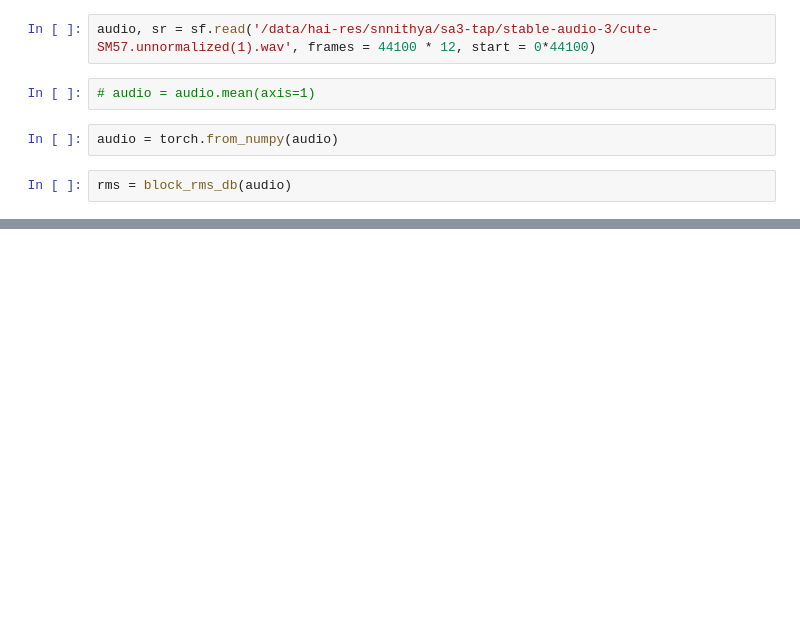
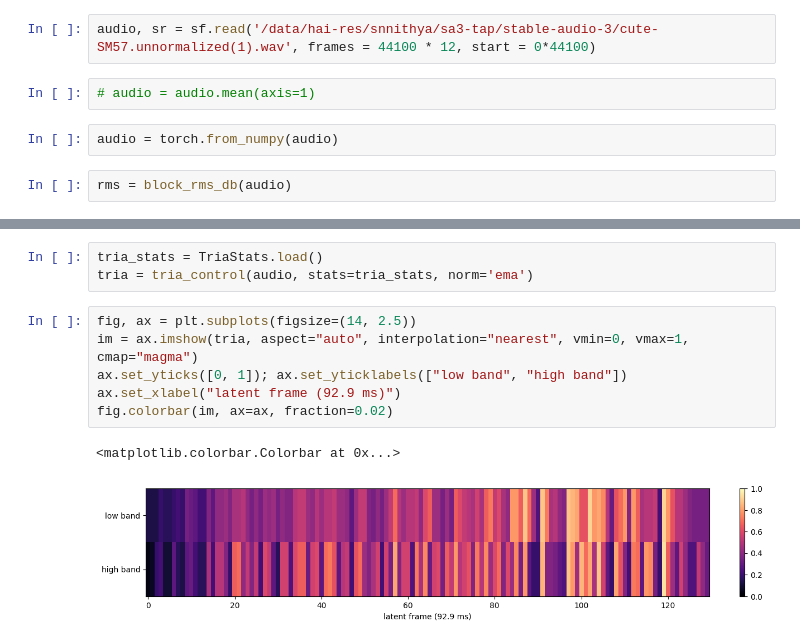
Before and after one commit to snnithya/stable-audio-3, a Jupyter notebook: stable_audio_3/notebooks/rms.ipynb, the cells around one changed output, grey strips where cells are left out. Saved outputs shown, nothing was run; the diff lists cells and outputs as text; blank space fills up the shorter version.

Commit message:
added chunked preencoding and tria features

```diff
--- a/stable_audio_3/notebooks/rms.ipynb
+++ b/stable_audio_3/notebooks/rms.ipynb
@@ -21,2 +26,14 @@ plt.plot(rms[0])
+# %%
+tria_stats = TriaStats.load()
+tria = tria_control(audio, stats=tria_stats, norm='ema')
+# %%
+fig, ax = plt.subplots(figsize=(14, 2.5))
+im = ax.imshow(tria, aspect="auto", interpolation="nearest", vmin=0, vmax=1, cmap="magma")
+ax.set_yticks([0, 1]); ax.set_yticklabels(["low band", "high band"])
+ax.set_xlabel("latent frame (92.9 ms)")
+fig.colorbar(im, ax=ax, fraction=0.02)
+# %% [output]
+<matplotlib.colorbar.Colorbar at 0x...>
+[figure, added]
 # %%
 ipd.Audio(audio, rate=44100)
```
Also changed, not shown: parts of 4 cells of this notebook, 27 other files.
